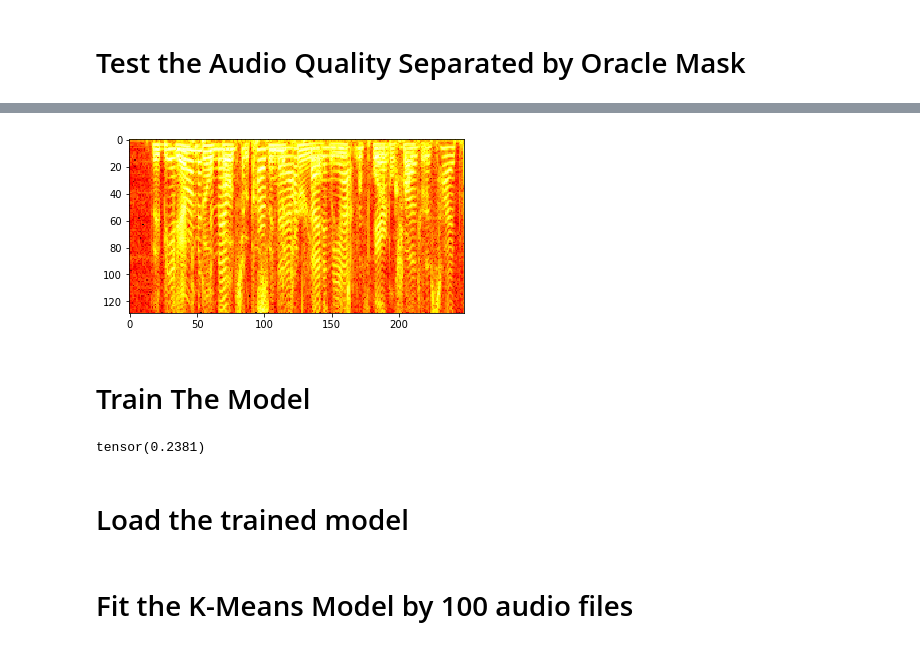
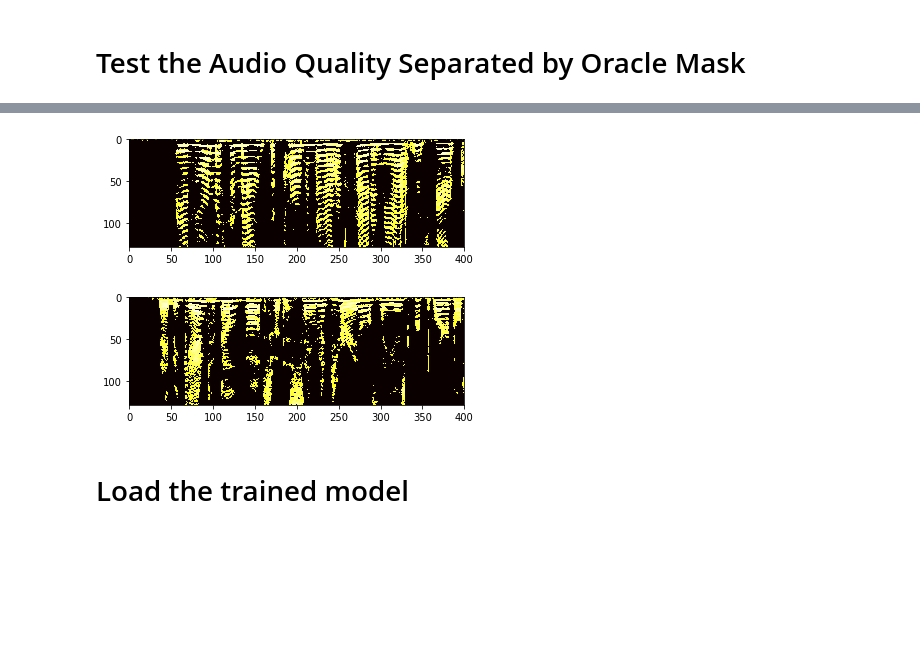
Before and after one commit to speechLabBcCuny/onssen, a Jupyter notebook: notebook/net.ipynb, the cells around one changed output, grey strips where cells are left out. Saved outputs shown, nothing was run; the diff lists cells and outputs as text; code cells hidden in the pictures; blank space fills up the shorter version.

```diff
--- a/notebook/net.ipynb
+++ b/notebook/net.ipynb
@@ -166,42 +103,12 @@ ipd.Audio('/home/near/oracle_dc.wav') # load a local WAV file
 # %%
-plt.imshow(b.T, cmap='hot', interpolation='nearest')
+plt.imshow(np.log10(np.abs(stft[:,:400]*label[:,:,0].T)+1e-7), cmap='hot', interpolation='nearest')
 plt.show()
 # %% [output]
-[figure, old version]
+[figure, new version]
-# %% [markdown]
-# Train The Model
-# %%
-num_epoc = 3
-batch_size = 2
-for epoc in range(num_epoc):
-    f_list = glob.glob('/scratch/near/2speakers_stft/wav8k/min/cv/mix/*.mat')
-    feat = None
-    target = None
-    i = 0
-    model = MyNet(129,600,40,2)
-    optimizer = torch.optim.RMSprop(model.parameters(), lr=0.01)
-    while (len(f_list)>0 or feat is None or feat.shape[0]<batch_size*100):
-        i+=1
-        feat, target = generate_samples(f_list, batch_size, feat, target)
-        inputs = feat[0:batch_size*100,:]
-        labels = target[0:batch_size*100,:,:]
-        inputs = inputs.reshape((batch_size,100,129))
-        labels = labels.reshape((batch_size,100,129,3))
-        inputs = Variable(torch.tensor(inputs, dtype=torch.float))
-        labels = Variable(torch.tensor(labels, dtype=torch.long))
-        feat = feat[batch_size:,:]
-        target = target[batch_size:,:,:]
-        out = model(inputs)
-        optimizer.zero_grad()
-        loss = loss_func(out.float(),labels.float(),40)
-        loss.backward()
-        optimizer.step()
-        if i %100 ==0:
-            print(loss)
-            break
-    break
-    torch.save(model,'%d_model'%epoc)
-# %% [output]
-tensor(0.2381)
+# %%
+plt.imshow(np.log10(np.abs(stft[:,:400]*label[:,:,1].T)+1e-7), cmap='hot', interpolation='nearest')
+plt.show()
+# %% [output]
+[figure, added]
 # %% [markdown]
 # Load the trained model
@@ -217,2 +114,0 @@ kmeans = KMeans(n_clusters=3, random_state=0).fit(d)
-# %% [markdown]
-# Fit the K-Means Model by 100 audio files
```
Also changed, not shown: parts of 30 cells of this notebook, 1 other file.
